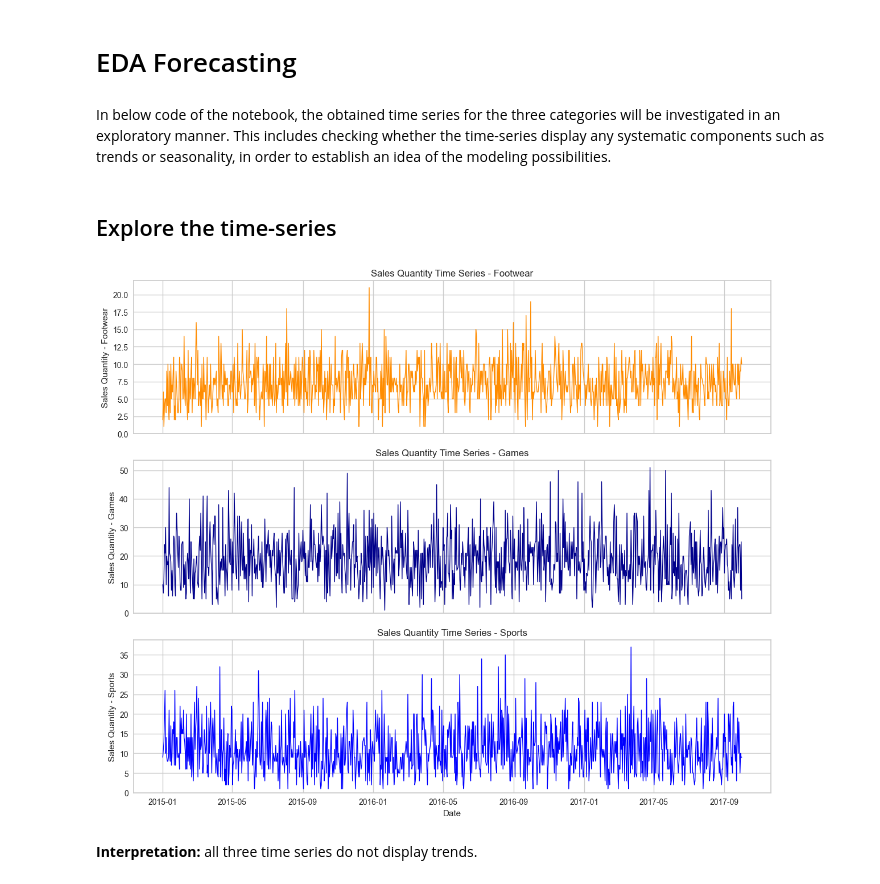
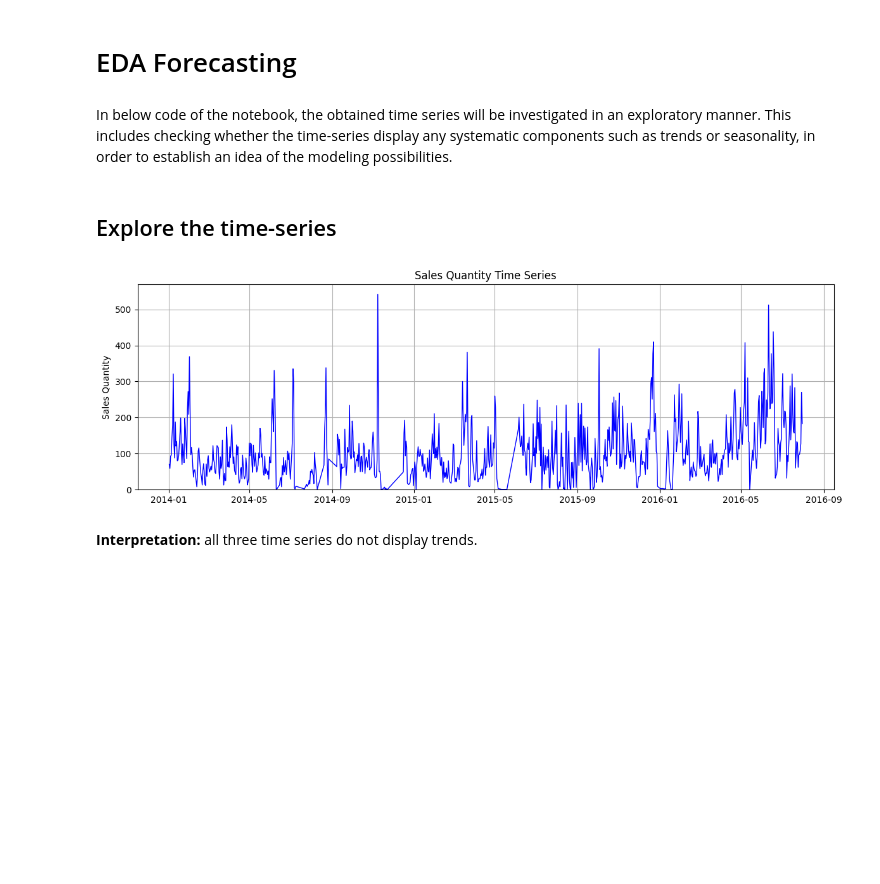
Before and after one commit to LukasNiederhaeuser/Supply_Chain_Clustering_Forecasting, a Jupyter notebook: notebooks/02_EDA_Forecasting.ipynb, the cells around one changed output. Saved outputs shown, nothing was run; the diff lists cells and outputs as text; code cells hidden in the pictures; blank space fills up the shorter version.

```diff
--- a/02_EDA_Forecasting.ipynb
+++ b/notebooks/02_EDA_Forecasting.ipynb
@@ -22,9 +23,9 @@ pd.options.mode.chained_assignment = None
 # %% [markdown]
 # EDA Forecasting
 # %% [markdown]
-In below code of the notebook, the obtained time series for the three categories will be investigated in an exploratory manner. This includes checking whether the time-series display any systematic components such as trends or seasonality, in order to establish an idea of the modeling possibilities.
+In below code of the notebook, the obtained time series will be investigated in an exploratory manner. This includes checking whether the time-series display any systematic components such as trends or seasonality, in order to establish an idea of the modeling possibilities.
 # %% [markdown]
 ## Explore the time-series
 # %%
-# Call the main function to obtain the dataframes
-df_list = data_preparation_forecasting.main()
+# Call the main function to save the dataframe
+df_sales = data_preparation_forecasting.main()
@@ -36,33 +32,18 @@ df_sports = df_list[2]
 # %%
 # Define the figure size and subplots
-fig, (ax1, ax2, ax3) = plt.subplots(3, 1, figsize=(12, 10), sharex=True)
+fig, (ax1) = plt.subplots(1, 1, figsize=(12, 4), sharex=True)
 
 # Plotting the time-series for fanshop products
-ax1.plot(df_footwear['Sales_Qty'], color = 'darkorange', linewidth = 1.0)
-ax1.set_ylabel('Sales Quantity - Footwear')
-ax1.set_title('Sales Quantity Time Series - Footwear')
+ax1.plot(df_sales['Sales_Qty'], color = 'blue', linewidth = 1.0)
+ax1.set_ylabel('Sales Quantity')
+ax1.set_title('Sales Quantity Time Series')
 ax1.set_ylim(bottom=0)
 ax1.grid(True)
 
-# Plotting the time-series for apparel products
-ax2.plot(df_games['Sales_Qty'], color = 'darkblue', linewidth = 1.0)
-ax2.set_ylabel('Sales Quantity - Games')
-ax2.set_title('Sales Quantity Time Series - Games')
-ax2.set_ylim(bottom=0)
-ax2.grid(True)
-
-# Plotting the time-series for golf products
-ax3.plot(df_sports['Sales_Qty'], color = 'blue', linewidth = 1.0)
-ax3.set_xlabel('Date')
-ax3.set_ylabel('Sales Quantity - Sports')
-ax3.set_title('Sales Quantity Time Series - Sports')
-ax3.set_ylim(bottom=0)
-ax3.grid(True)
-
 plt.tight_layout()
 plt.show()
 # %% [output]
-[figure, old version]
+[figure, new version]
 # %% [markdown]
 **Interpretation:** all three time series do not display trends.
 # %% [markdown]
```
Also changed, not shown: parts of 11 cells of this notebook, 22 other files.
